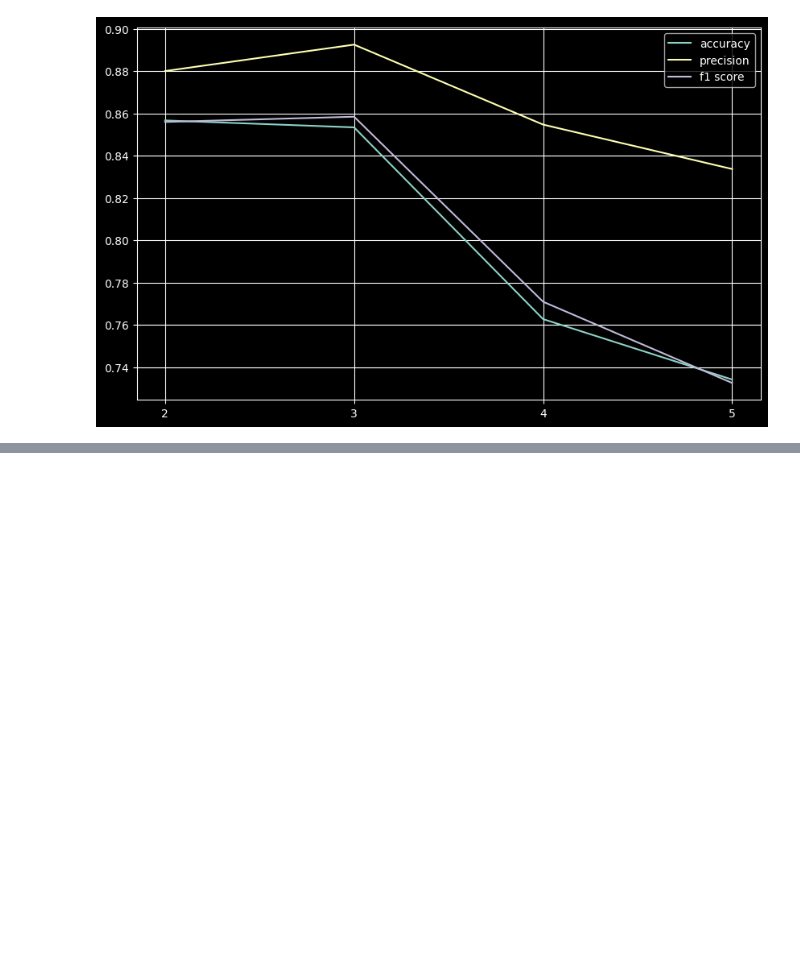
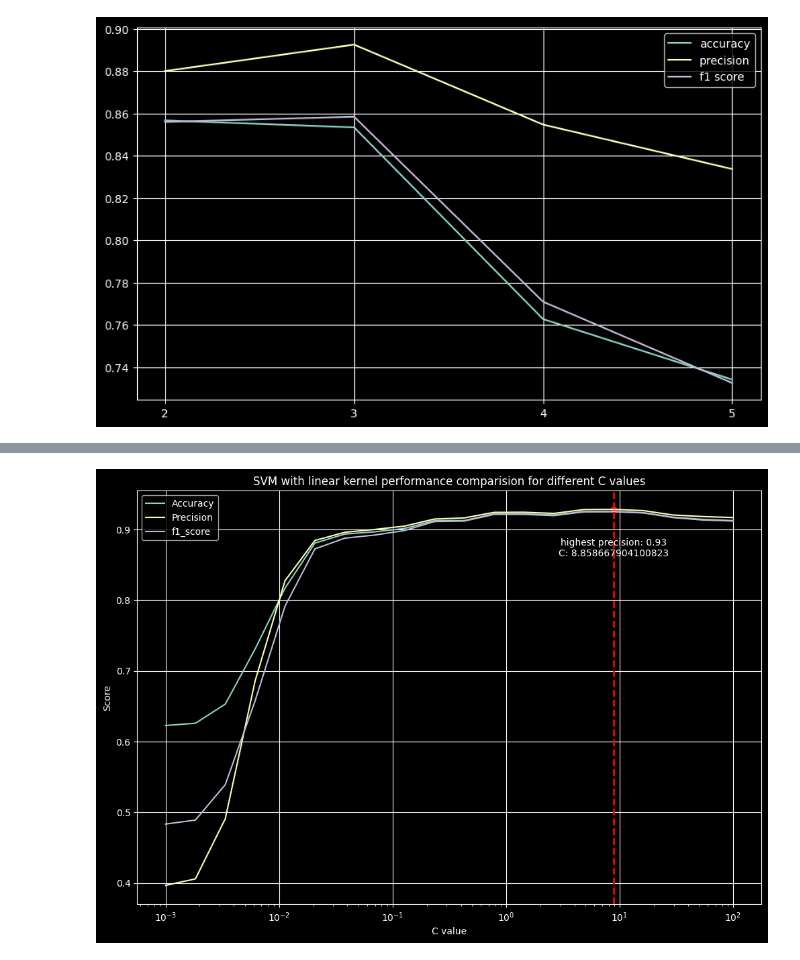
Before and after one commit to VDdotexe/Weekend_Scratching, a Jupyter notebook: case_studies/SVM.ipynb, the cells around one changed output, grey strips where cells are left out. Saved outputs shown, nothing was run; the diff lists cells and outputs as text; code cells hidden in the pictures; blank space fills up the shorter version.

```diff
--- a/case_studies/SVM.ipynb
+++ b/case_studies/SVM.ipynb
@@ -371,0 +522,27 @@ plt.grid(True)
+# %%
+max_precision_index= np.argmax(precisions)
+max_precision_value= precisions[max_precision_index]
+max_precision_c= c_values[max_precision_index]
+
+plt.figure(figsize= (12, 8))
+plt.plot(c_values, accuracies, label= 'Accuracy')
+plt.plot(c_values, precisions, label= 'Precision')
+plt.plot(c_values, f1_scores, label= 'f1_score')
+
+
+# highlighting the metric needed
+plt.scatter(max_precision_c, max_precision_value, color= 'red')
+plt.axvline(x= max_precision_c, color= 'r', linestyle= '--', lw= 2)
+plt.annotate(f"highest precision: {max_precision_value:.2f}\nC: {max_precision_c}",
+            (max_precision_c, max_precision_value),
+            textcoords= 'offset points', xytext= (0, -50), ha= 'center')
+
+plt.xlabel("C value")
+plt.ylabel("Score")
+plt.title("SVM with linear kernel performance comparision for different C values")
+plt.xscale('log')
+plt.legend()
+plt.grid("True")
+plt.show()
+# %% [output]
+[figure, added]
```
Also changed, not shown: parts of 6 cells of this notebook.
